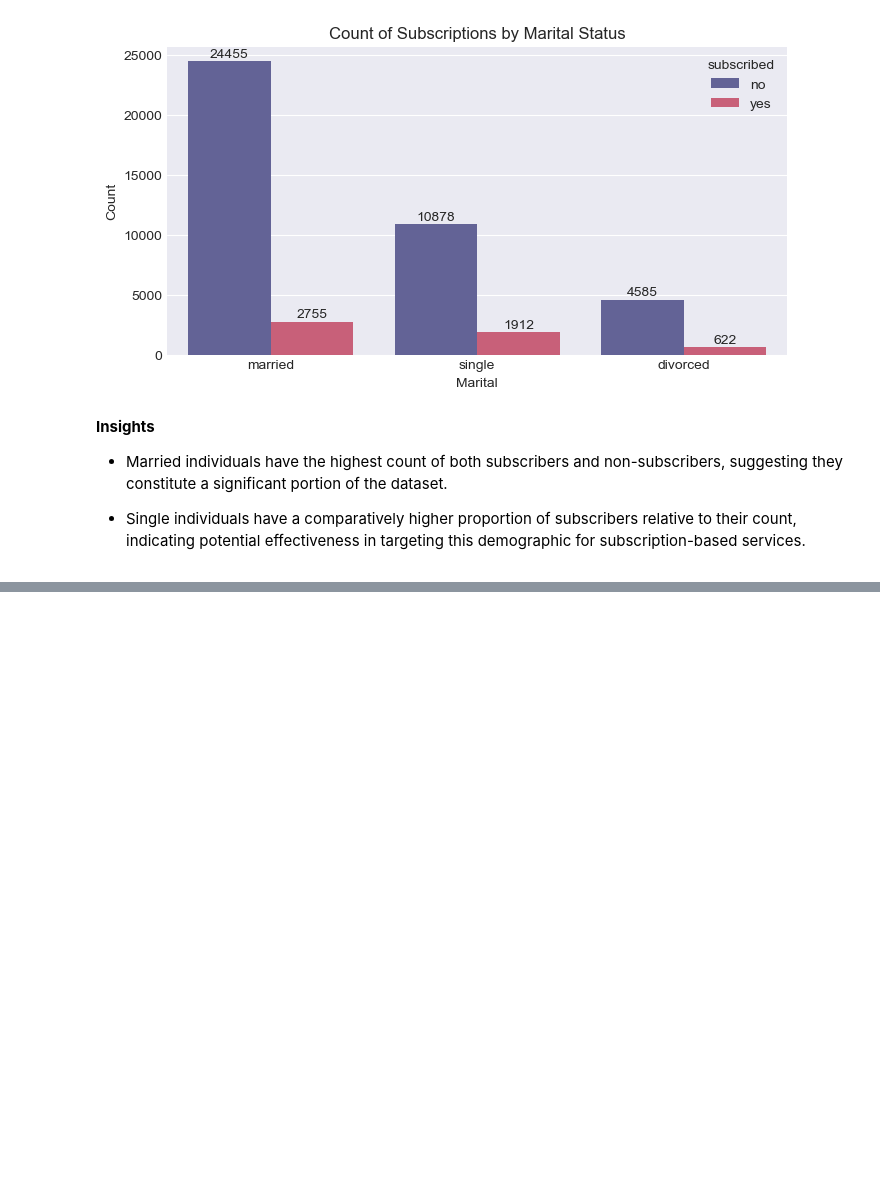
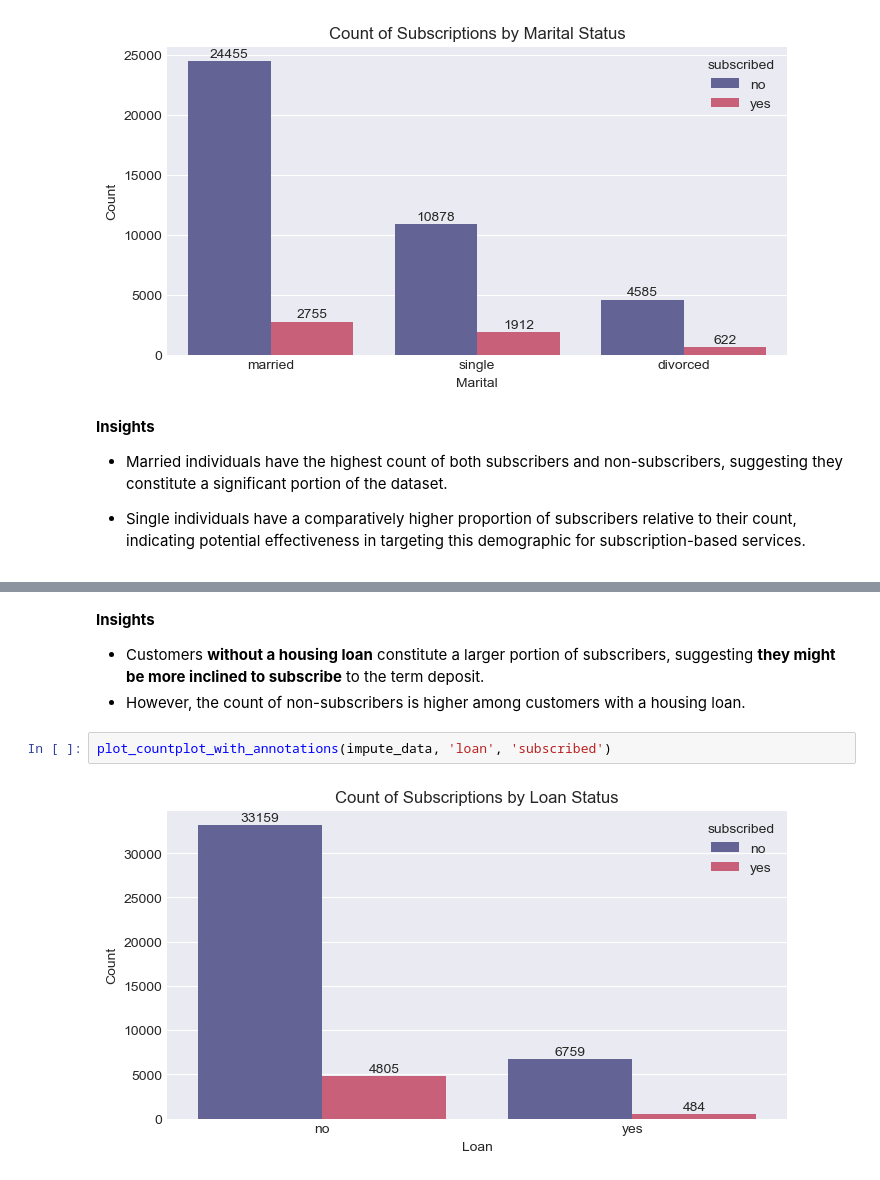
Before and after one commit to Maullin1996/python_data_cience, a Jupyter notebook: bank_Marketing.ipynb, the cells around one changed output, grey strips where cells are left out. Drawn from its saved outputs; the diff is of its cells as text; blank space fills up the shorter version.

```diff
--- a/bank_Marketing.ipynb
+++ b/bank_Marketing.ipynb
@@ -905,0 +929,9 @@ __Insights__
+# %% [markdown]
+__Insights__
+
++ Customers __without a housing loan__ constitute a larger portion of subscribers, suggesting __they might be more inclined to subscribe__ to the term deposit.
++ However, the count of non-subscribers is higher among customers with a housing loan.
+# %%
+plot_countplot_with_annotations(impute_data, 'loan', 'subscribed')
+# %% [output]
+[figure, added]
```
Also changed, not shown: parts of 25 cells of this notebook.
